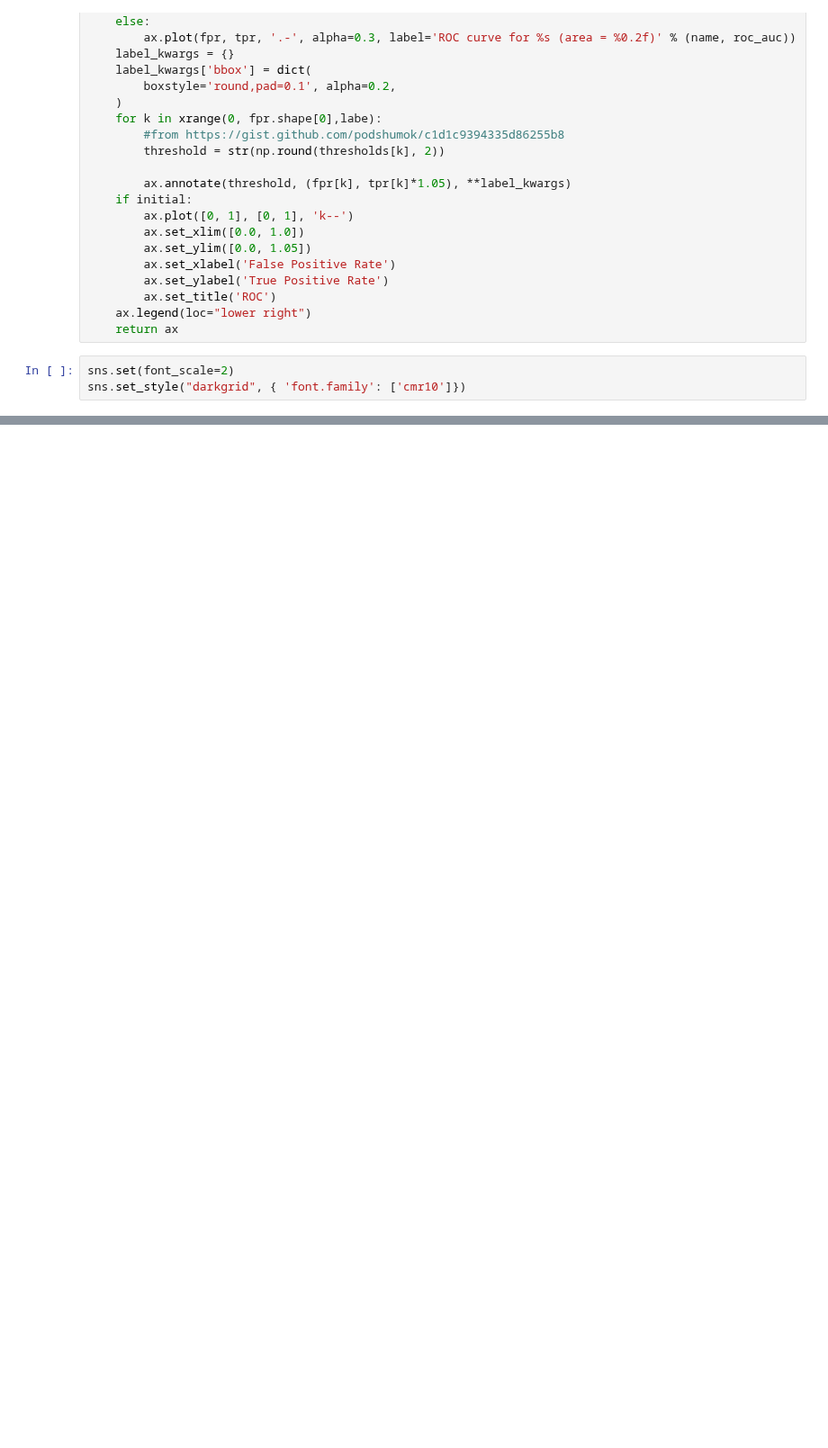
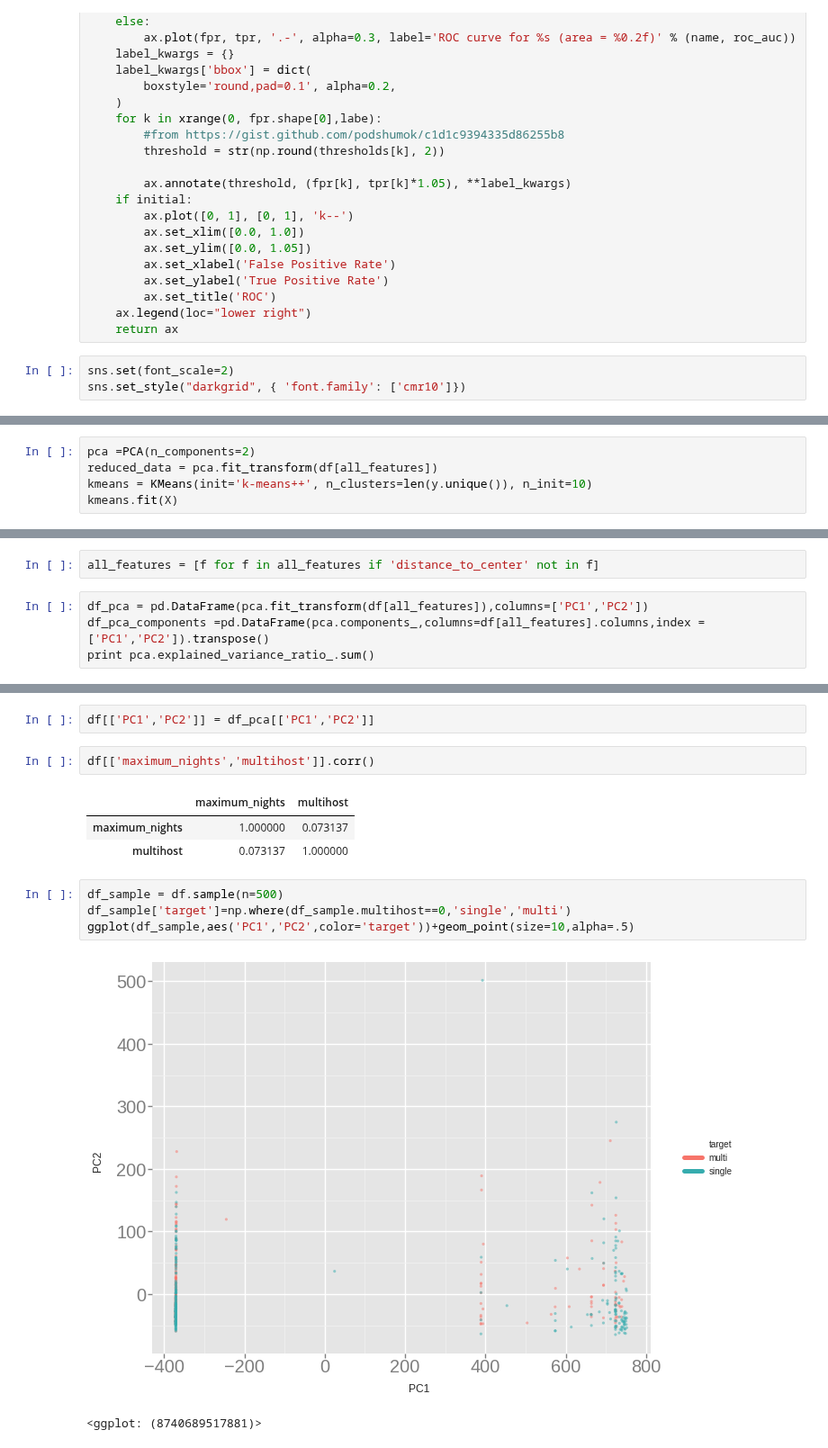
Before and after one commit to clementlefevre/udacity_ML, a Jupyter notebook: capstone_project/src/python/Model selection - All cities.ipynb, the cells around one changed output, grey strips where cells are left out. Shown at 90% size. Drawn from its saved outputs; the diff is of its cells as text; blank space fills up the shorter version.

```diff
--- a/capstone_project/src/python/Model selection - All cities.ipynb
+++ b/capstone_project/src/python/Model selection - All cities.ipynb
@@ -332,0 +339,5 @@ make_roc('test',clf,y_test,X_test)
+# %%
+pca =PCA(n_components=2)
+reduced_data = pca.fit_transform(df[all_features])
+kmeans = KMeans(init='k-means++', n_clusters=len(y.unique()), n_init=10)
+kmeans.fit(X)
@@ -332,0 +353,6 @@ make_roc('test',clf,y_test,X_test)
+# %%
+all_features = [f for f in all_features if 'distance_to_center' not in f]
+# %%
+df_pca = pd.DataFrame(pca.fit_transform(df[all_features]),columns=['PC1','PC2'])
+df_pca_components =pd.DataFrame(pca.components_,columns=df[all_features].columns,index = ['PC1','PC2']).transpose()
+print pca.explained_variance_ratio_.sum()
@@ -332,0 +375,15 @@ make_roc('test',clf,y_test,X_test)
+# %%
+df[['PC1','PC2']] = df_pca[['PC1','PC2']]
+# %%
+df[['maximum_nights','multihost']].corr()
+# %% [output]
+|  | maximum_nights | multihost |
+| maximum_nights | 1.000000 | 0.073137 |
+| multihost | 0.073137 | 1.000000 |
+# %%
+df_sample = df.sample(n=500)
+df_sample['target']=np.where(df_sample.multihost==0,'single','multi')
+ggplot(df_sample,aes('PC1','PC2',color='target'))+geom_point(size=10,alpha=.5)
+# %% [output]
+[figure, added]
+<ggplot: (8740689517881)>
```
Also changed, not shown: parts of 18 cells of this notebook, 2 other files.
